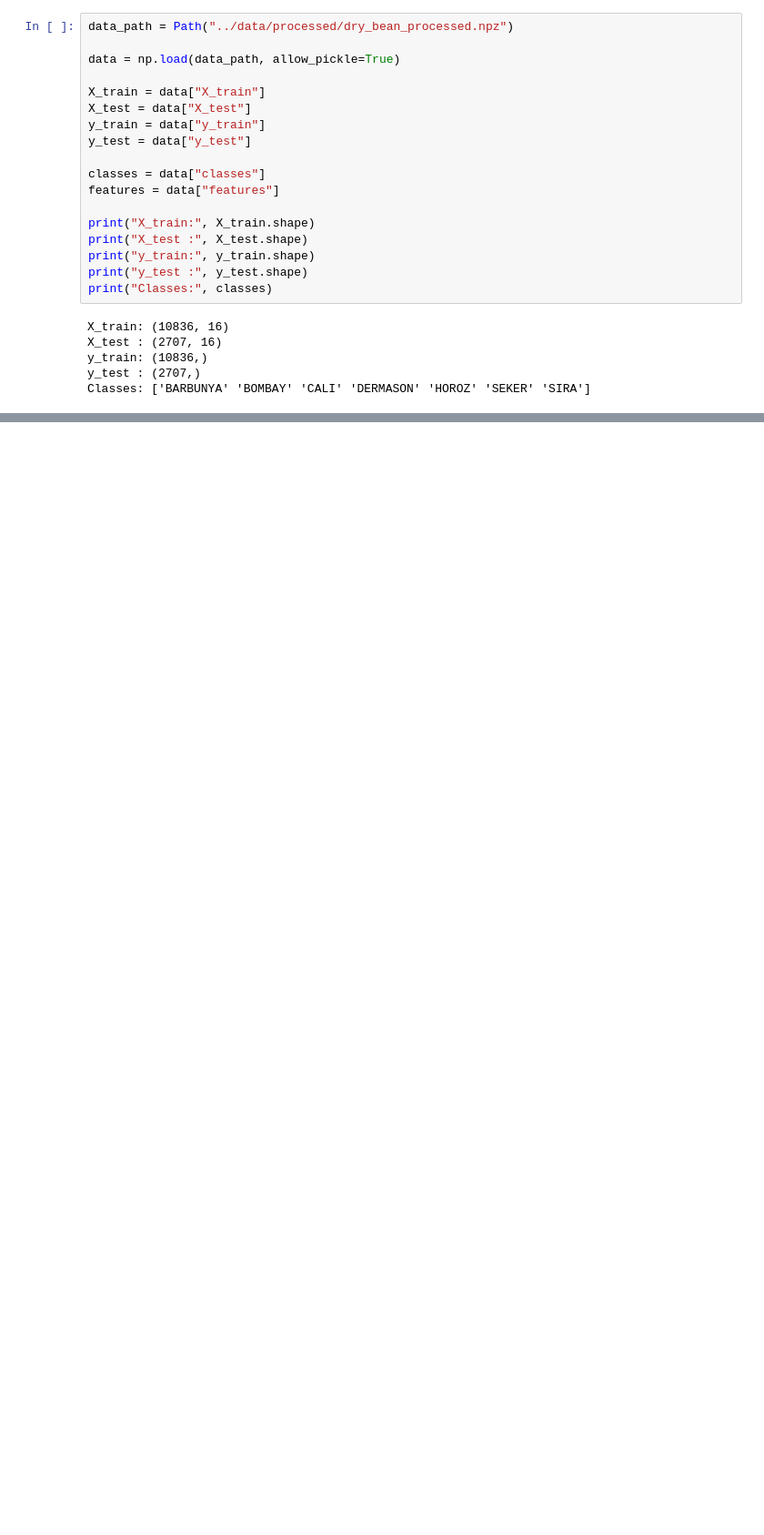
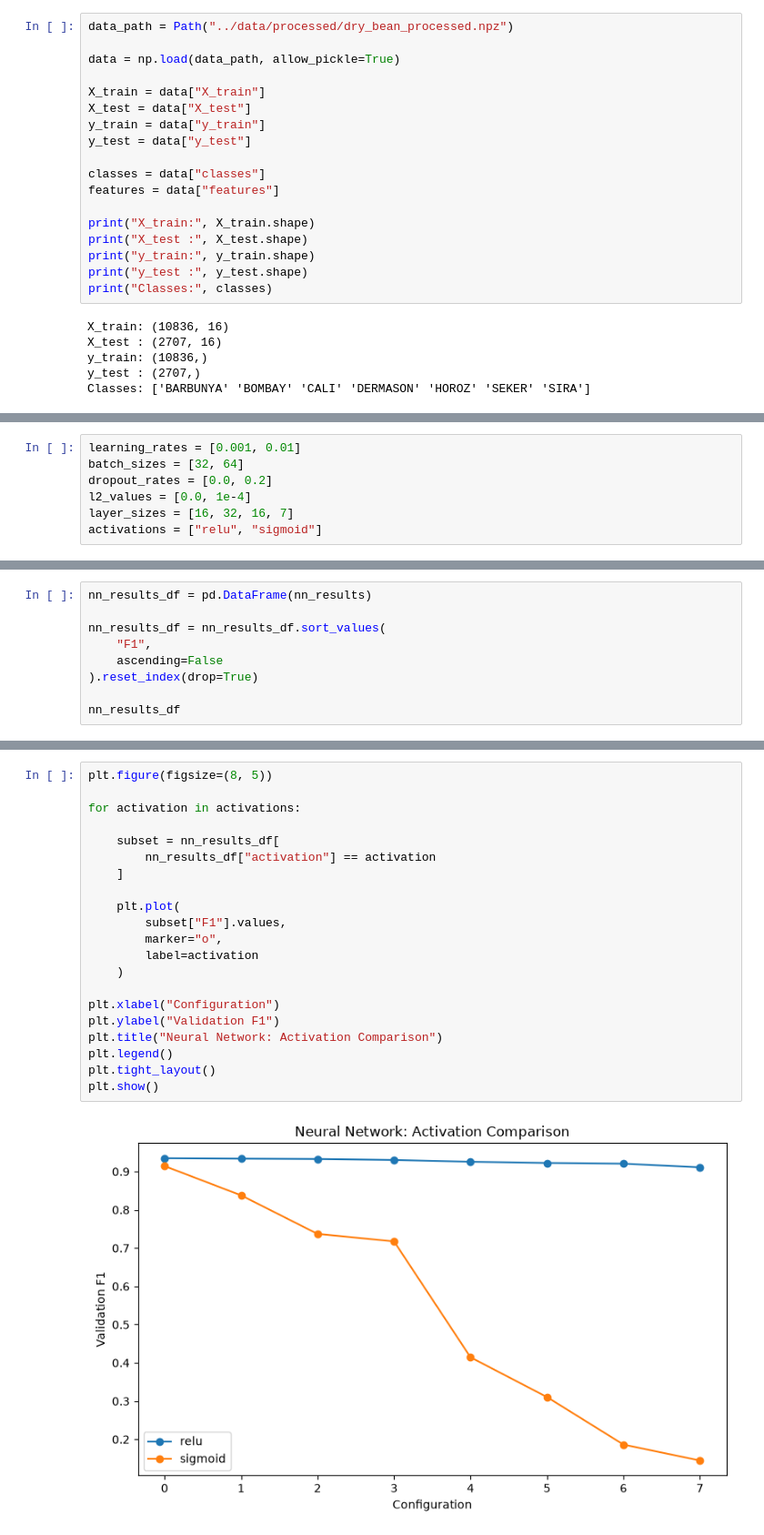
Before and after one commit to pvq-vn/dry-bean-ml, a Jupyter notebook: notebooks/06_hyperparameter.ipynb, the cells around one changed output, grey strips where cells are left out. Shown at 91% size. Drawn from its saved outputs; the diff is of its cells as text; blank space fills up the shorter version.

```diff
--- a/notebooks/06_hyperparameter.ipynb
+++ b/notebooks/06_hyperparameter.ipynb
@@ -39,0 +150,7 @@ Classes: ['BARBUNYA' 'BOMBAY' 'CALI' 'DERMASON' 'HOROZ' 'SEKER' 'SIRA']
+# %%
+learning_rates = [0.001, 0.01]
+batch_sizes = [32, 64]
+dropout_rates = [0.0, 0.2]
+l2_values = [0.0, 1e-4]
+layer_sizes = [16, 32, 16, 7]
+activations = ["relu", "sigmoid"]
@@ -39,0 +198,9 @@ Classes: ['BARBUNYA' 'BOMBAY' 'CALI' 'DERMASON' 'HOROZ' 'SEKER' 'SIRA']
+# %%
+nn_results_df = pd.DataFrame(nn_results)
+
+nn_results_df = nn_results_df.sort_values(
+    "F1",
+    ascending=False
+).reset_index(drop=True)
+
+nn_results_df
@@ -39,0 +238,23 @@ Classes: ['BARBUNYA' 'BOMBAY' 'CALI' 'DERMASON' 'HOROZ' 'SEKER' 'SIRA']
+# %%
+plt.figure(figsize=(8, 5))
+
+for activation in activations:
+
+    subset = nn_results_df[
+        nn_results_df["activation"] == activation
+    ]
+
+    plt.plot(
+        subset["F1"].values,
+        marker="o",
+        label=activation
+    )
+
+plt.xlabel("Configuration")
+plt.ylabel("Validation F1")
+plt.title("Neural Network: Activation Comparison")
+plt.legend()
+plt.tight_layout()
+plt.show()
+# %% [output]
+[figure, added]
```
Also changed, not shown: parts of 13 cells of this notebook, 7 other files.
